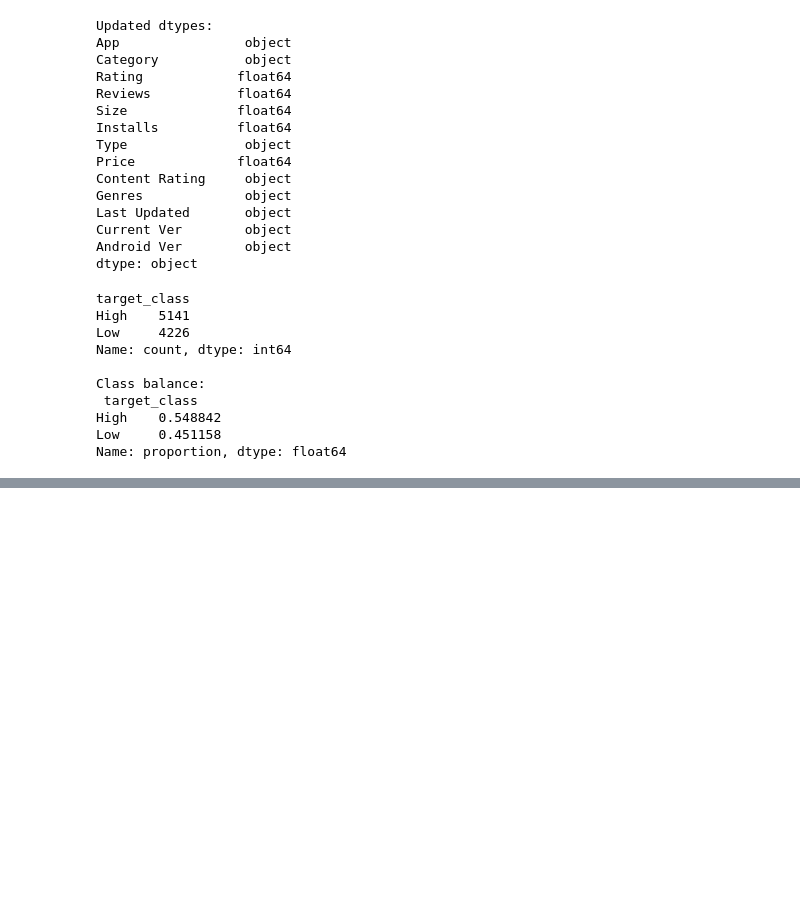
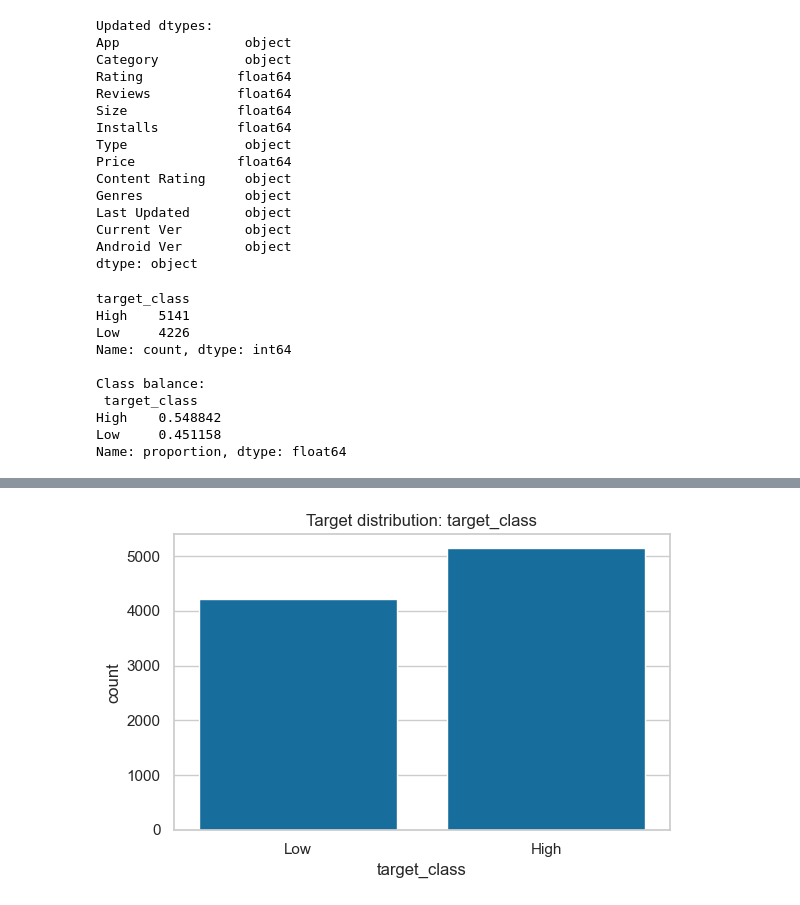
Before and after one commit to Kamalini29/ML-Capstone, a Jupyter notebook: notebooks/Classification.ipynb, the cells around one changed output, grey strips where cells are left out. Cells and saved outputs as stored; diff of their text form; code cells hidden in the pictures; blank space fills up the shorter version.

```diff
--- a/notebooks/Classification.ipynb
+++ b/notebooks/Classification.ipynb
@@ -141,0 +164,9 @@ Name: proportion, dtype: float64
+# %%
+plt.figure(figsize=(6, 4))
+sns.countplot(data=df, x=TARGET_COLUMN)
+plt.title(f"Target distribution: {TARGET_COLUMN}")
+plt.tight_layout()
+plt.savefig("../models/clf_eda_target_dist.png", bbox_inches="tight")
+plt.show()
+# %% [output]
+[figure, added]
```
Also changed, not shown: parts of 4 cells of this notebook.
